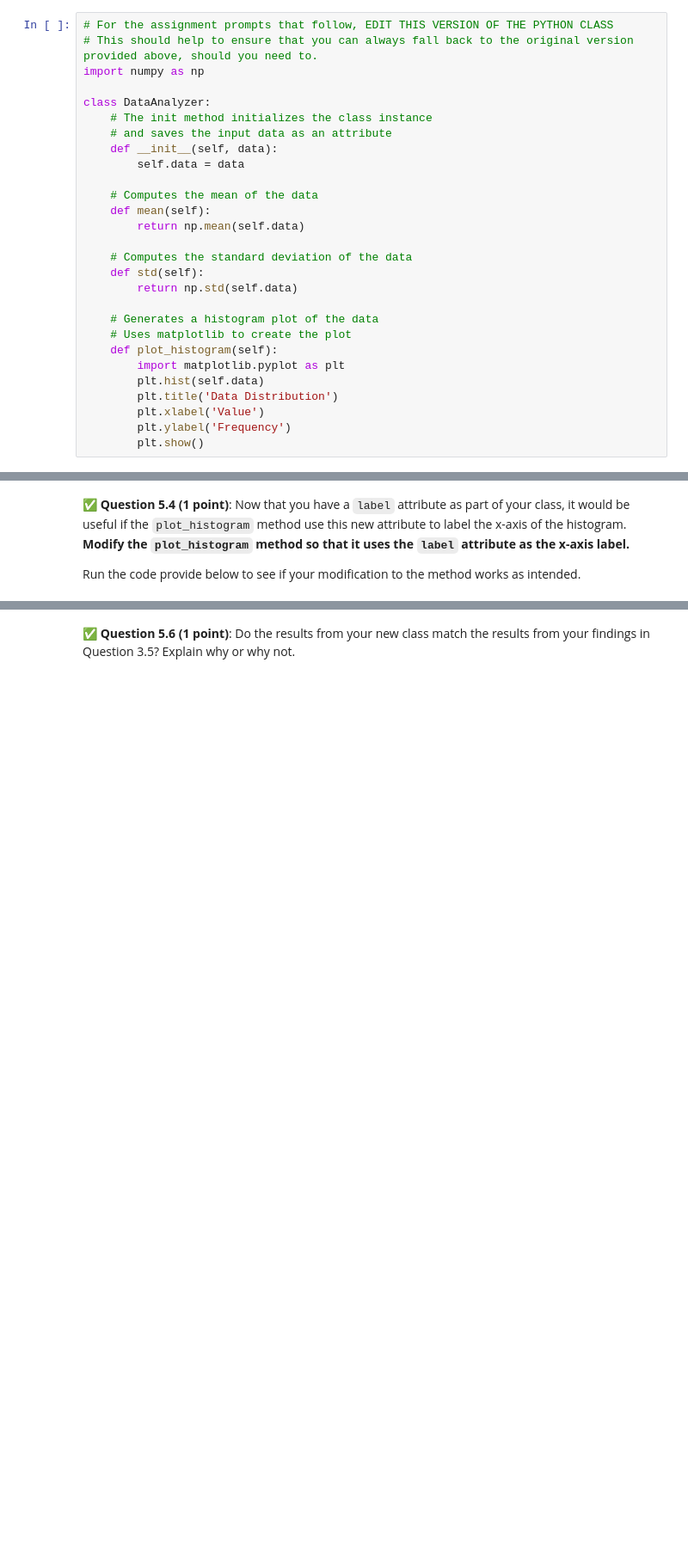
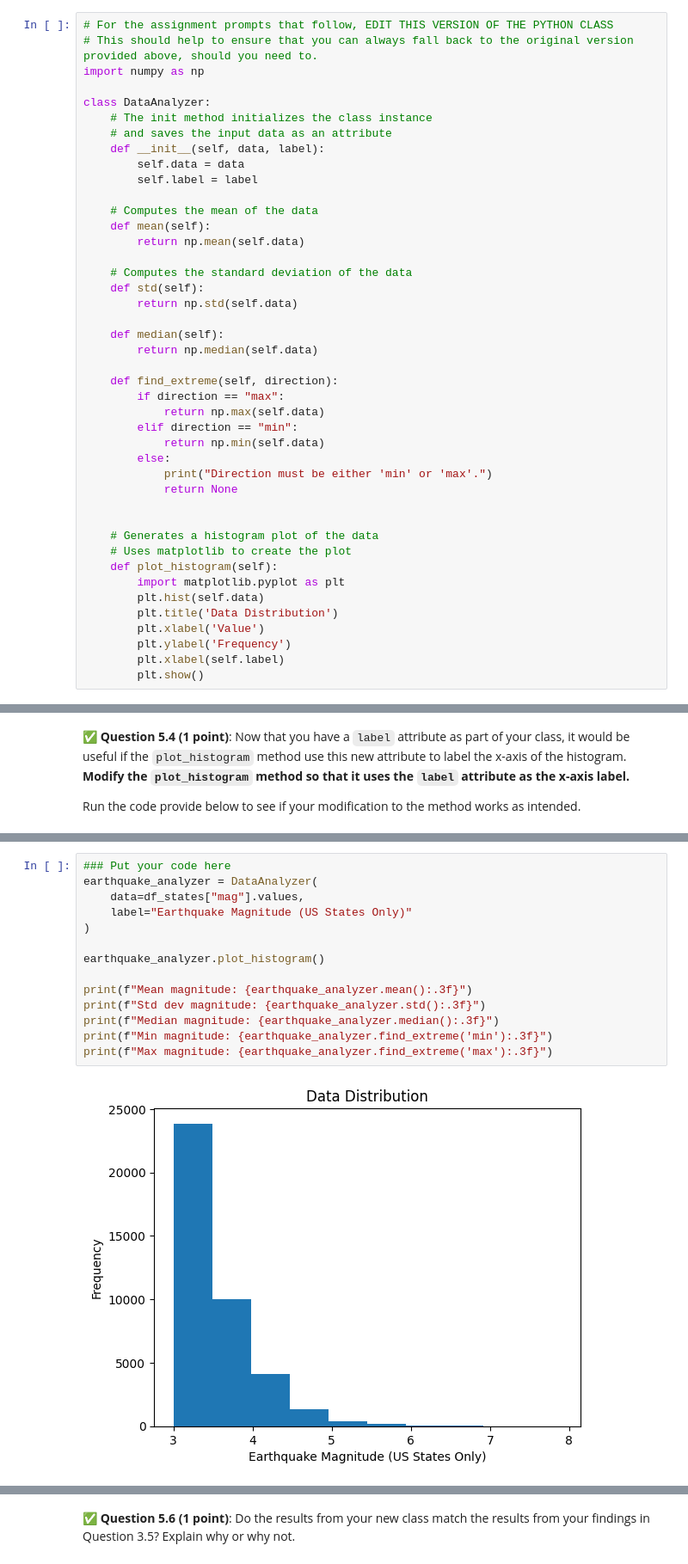
Before and after one commit to callewiss/CMSE202-s26-turnin, a Jupyter notebook: hw-01/HW-01_GitPracticeDebuggingPythonPackagesAndClasses-calvinlewis.ipynb, the cells around one changed output, grey strips where cells are left out. Shown at 86% size. Drawn from its saved outputs; the diff is of its cells as text; blank space fills up the shorter version.

```diff
--- a/hw-01/HW-01_GitPracticeDebuggingPythonPackagesAndClasses-calvinlewis.ipynb
+++ b/hw-01/HW-01_GitPracticeDebuggingPythonPackagesAndClasses-calvinlewis.ipynb
@@ -645,8 +660,9 @@ import numpy as np
 class DataAnalyzer:
     # The init method initializes the class instance
     # and saves the input data as an attribute
-    def __init__(self, data):
+    def __init__(self, data, label):
         self.data = data
+        self.label = label
 
     # Computes the mean of the data
     def mean(self):
@@ -656,6 +672,19 @@ class DataAnalyzer:
     def std(self):
         return np.std(self.data)
 
+    def median(self):
+        return np.median(self.data)
+
+    def find_extreme(self, direction):
+        if direction == "max":
+            return np.max(self.data)
+        elif direction == "min":
+            return np.min(self.data)
+        else:
+            print("Direction must be either 'min' or 'max'.")
+            return None
+
+
     # Generates a histogram plot of the data
     # Uses matplotlib to create the plot
     def plot_histogram(self):
@@ -664,6 +693,7 @@ class DataAnalyzer:
         plt.title('Data Distribution')
         plt.xlabel('Value')
         plt.ylabel('Frequency')
+        plt.xlabel(self.label)
         plt.show()
 # %% [markdown]
 &#9989; **Question 5.1 (3 points)**: Create a new class method called `median` that calculates and returns the median of the dataset. You should be able to use the `mean` and `std` functions that are already defined in the class to help you with this.
@@ -724,0 +767,16 @@ Once you've created your new instance of the class, use the full range of functi
+# %%
+### Put your code here
+earthquake_analyzer = DataAnalyzer(
+    data=df_states["mag"].values,
+    label="Earthquake Magnitude (US States Only)"
+)
+
+earthquake_analyzer.plot_histogram()
+
+print(f"Mean magnitude: {earthquake_analyzer.mean():.3f}")
+print(f"Std dev magnitude: {earthquake_analyzer.std():.3f}")
+print(f"Median magnitude: {earthquake_analyzer.median():.3f}")
+print(f"Min magnitude: {earthquake_analyzer.find_extreme('min'):.3f}")
+print(f"Max magnitude: {earthquake_analyzer.find_extreme('max'):.3f}")
+# %% [output]
+[figure, added]
```
Also changed, not shown: parts of 10 cells of this notebook.
